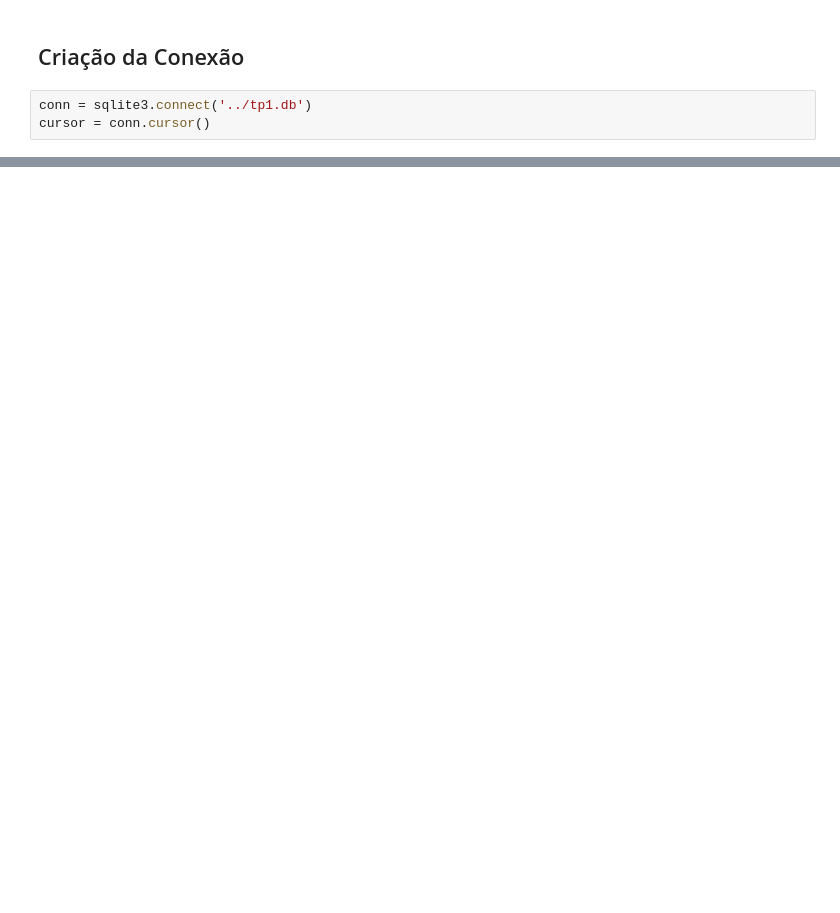
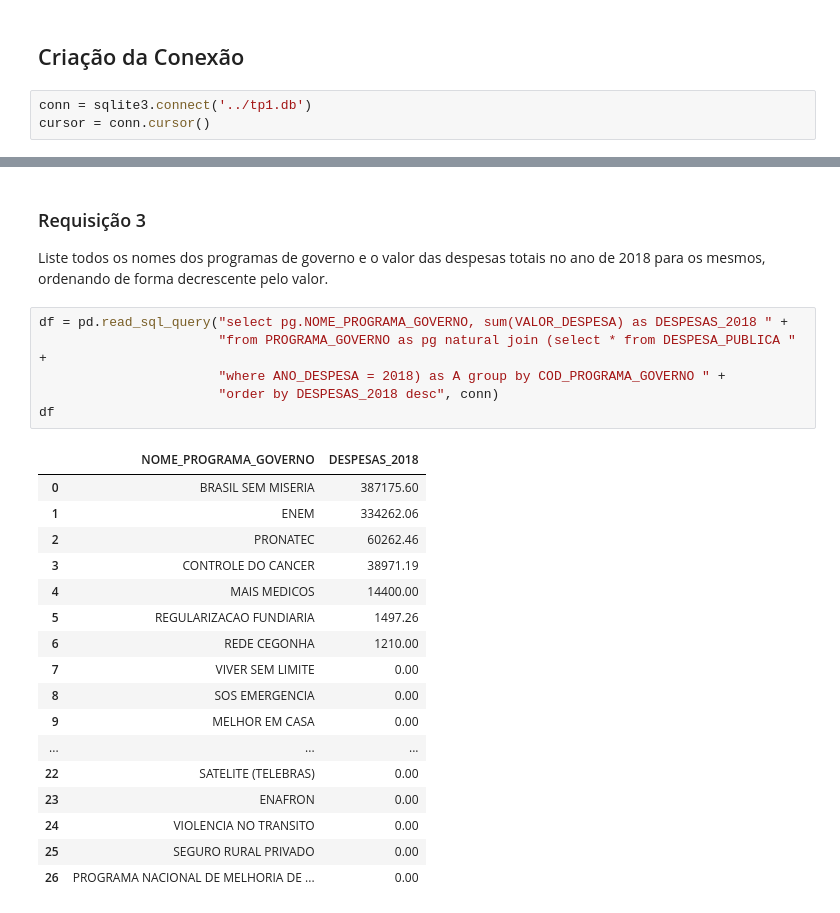
Before and after one commit to marcotmotta/ibd-project1, a Jupyter notebook: notebooks/1. TP1.ipynb, the cells around one changed output, grey strips where cells are left out. Cells and saved outputs as stored; diff of their text form; blank space fills up the shorter version.

```diff
--- a/notebooks/1. TP1.ipynb
+++ b/notebooks/1. TP1.ipynb
@@ -36,0 +55,27 @@ df
+# %% [markdown]
+### Requisição 3
+Liste todos os nomes dos programas de governo e o valor das despesas totais no ano de 2018 para os mesmos, ordenando de forma decrescente pelo valor.
+# %%
+df = pd.read_sql_query("select pg.NOME_PROGRAMA_GOVERNO, sum(VALOR_DESPESA) as DESPESAS_2018 " +
+                       "from PROGRAMA_GOVERNO as pg natural join (select * from DESPESA_PUBLICA " +
+                       "where ANO_DESPESA = 2018) as A group by COD_PROGRAMA_GOVERNO " +
+                       "order by DESPESAS_2018 desc", conn)
+df
+# %% [output]
+|  | NOME_PROGRAMA_GOVERNO | DESPESAS_2018 |
+| 0 | BRASIL SEM MISERIA | 387175.60 |
+| 1 | ENEM | 334262.06 |
+| 2 | PRONATEC | 60262.46 |
+| 3 | CONTROLE DO CANCER | 38971.19 |
+| 4 | MAIS MEDICOS | 14400.00 |
+| 5 | REGULARIZACAO FUNDIARIA | 1497.26 |
+| 6 | REDE CEGONHA | 1210.00 |
+| 7 | VIVER SEM LIMITE | 0.00 |
+| 8 | SOS EMERGENCIA | 0.00 |
+| 9 | MELHOR EM CASA | 0.00 |
+| ... | ... | ... |
+| 22 | SATELITE (TELEBRAS) | 0.00 |
+| 23 | ENAFRON | 0.00 |
+| 24 | VIOLENCIA NO TRANSITO | 0.00 |
+| 25 | SEGURO RURAL PRIVADO | 0.00 |
+| 26 | PROGRAMA NACIONAL DE MELHORIA DE ... | 0.00 |
```
Also changed, not shown: parts of 20 cells of this notebook.
